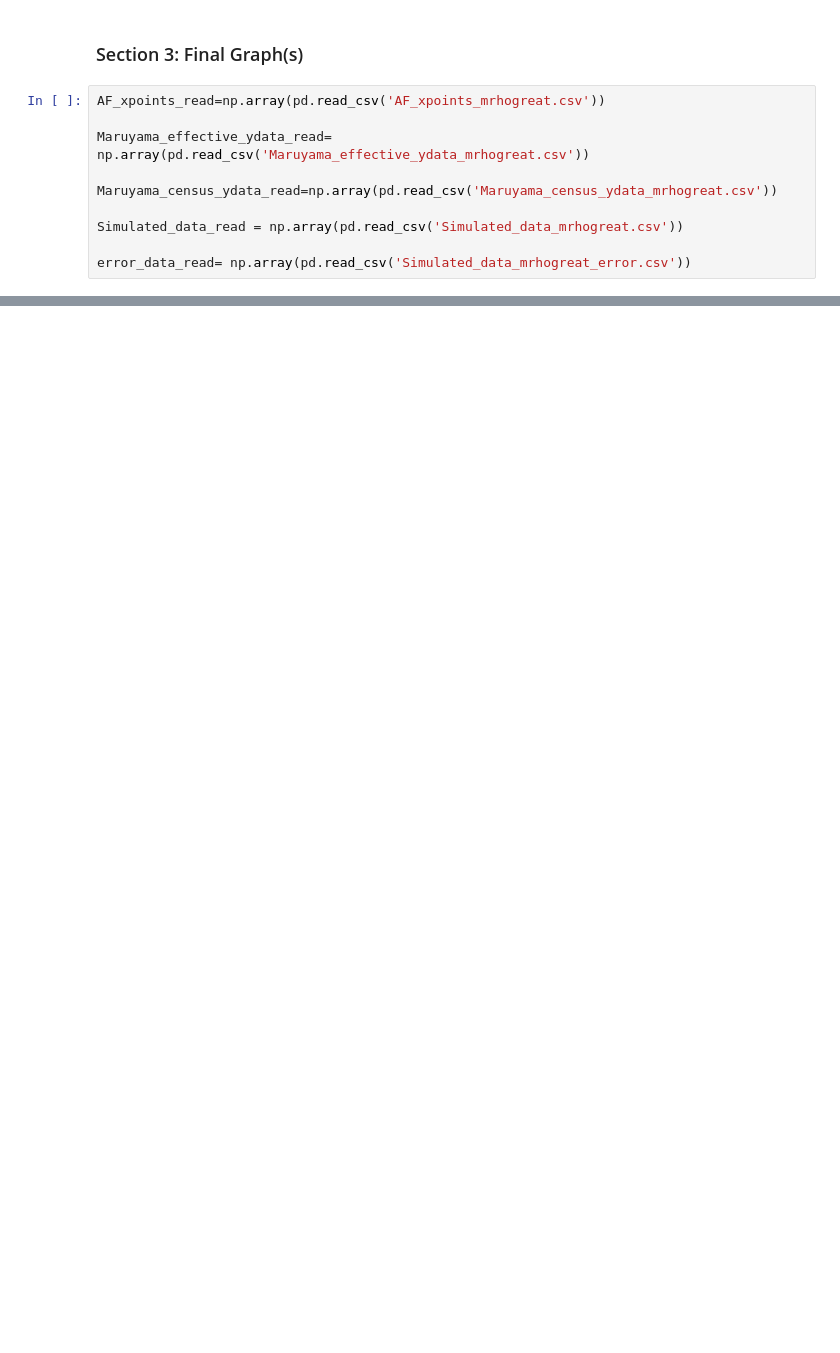
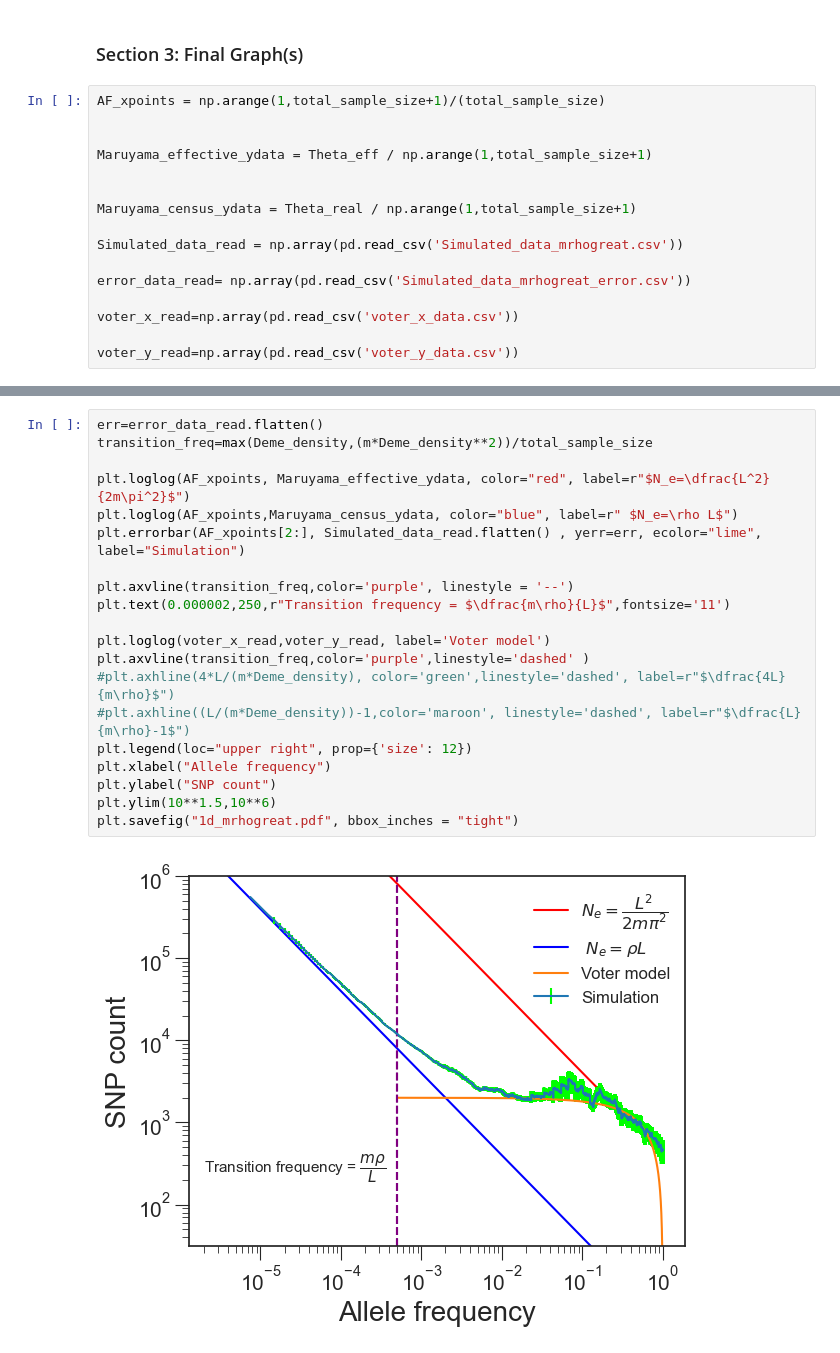
Before and after one commit to weissmanlab/Genetic_Diversity_Space, a Jupyter notebook: 1DCircular_Mrhogreaterthan1/1DCircular_Mrhogreaterhan1.ipynb, the cells around one changed output, grey strips where cells are left out. Cells and saved outputs as stored; diff of their text form; blank space fills up the shorter version.

```diff
--- a/1DCircular_Mrhogreaterthan1/1DCircular_Mrhogreaterhan1.ipynb
+++ b/1DCircular_Mrhogreaterthan1/1DCircular_Mrhogreaterhan1.ipynb
@@ -113,12 +140,18 @@ transition_frequency=max(Deme_density,(m*Deme_density**2))/total_sample_size
 # %% [markdown]
 ### Section 3: Final Graph(s)
 # %%
-AF_xpoints_read=np.array(pd.read_csv('AF_xpoints_mrhogreat.csv'))
+AF_xpoints = np.arange(1,total_sample_size+1)/(total_sample_size)
 
-Maruyama_effective_ydata_read= np.array(pd.read_csv('Maruyama_effective_ydata_mrhogreat.csv'))
 
-Maruyama_census_ydata_read=np.array(pd.read_csv('Maruyama_census_ydata_mrhogreat.csv'))
+Maruyama_effective_ydata = Theta_eff / np.arange(1,total_sample_size+1)
+
+
+Maruyama_census_ydata = Theta_real / np.arange(1,total_sample_size+1)
 
 Simulated_data_read = np.array(pd.read_csv('Simulated_data_mrhogreat.csv'))
 
 error_data_read= np.array(pd.read_csv('Simulated_data_mrhogreat_error.csv'))
+
+voter_x_read=np.array(pd.read_csv('voter_x_data.csv'))
+
+voter_y_read=np.array(pd.read_csv('voter_y_data.csv'))
@@ -138,0 +158,22 @@ plt.savefig("1d_mrhogreat.pdf")
+# %%
+err=error_data_read.flatten()
+transition_freq=max(Deme_density,(m*Deme_density**2))/total_sample_size
+
+plt.loglog(AF_xpoints, Maruyama_effective_ydata, color="red", label=r"$N_e=\dfrac{L^2}{2m\pi^2}$")
+plt.loglog(AF_xpoints,Maruyama_census_ydata, color="blue", label=r" $N_e=\rho L$")
+plt.errorbar(AF_xpoints[2:], Simulated_data_read.flatten() , yerr=err, ecolor="lime", label="Simulation")
+
+plt.axvline(transition_freq,color='purple', linestyle = '--')
+plt.text(0.000002,250,r"Transition frequency = $\dfrac{m\rho}{L}$",fontsize='11')
+
+plt.loglog(voter_x_read,voter_y_read, label='Voter model')
+plt.axvline(transition_freq,color='purple',linestyle='dashed' )
+#plt.axhline(4*L/(m*Deme_density), color='green',linestyle='dashed', label=r"$\dfrac{4L}{m\rho}$")
+#plt.axhline((L/(m*Deme_density))-1,color='maroon', linestyle='dashed', label=r"$\dfrac{L}{m\rho}-1$")
+plt.legend(loc="upper right", prop={'size': 12})
+plt.xlabel("Allele frequency")
+plt.ylabel("SNP count")
+plt.ylim(10**1.5,10**6)
+plt.savefig("1d_mrhogreat.pdf", bbox_inches = "tight")
+# %% [output]
+[figure, added]
```
Also changed, not shown: parts of 15 cells of this notebook, 10 other files.
